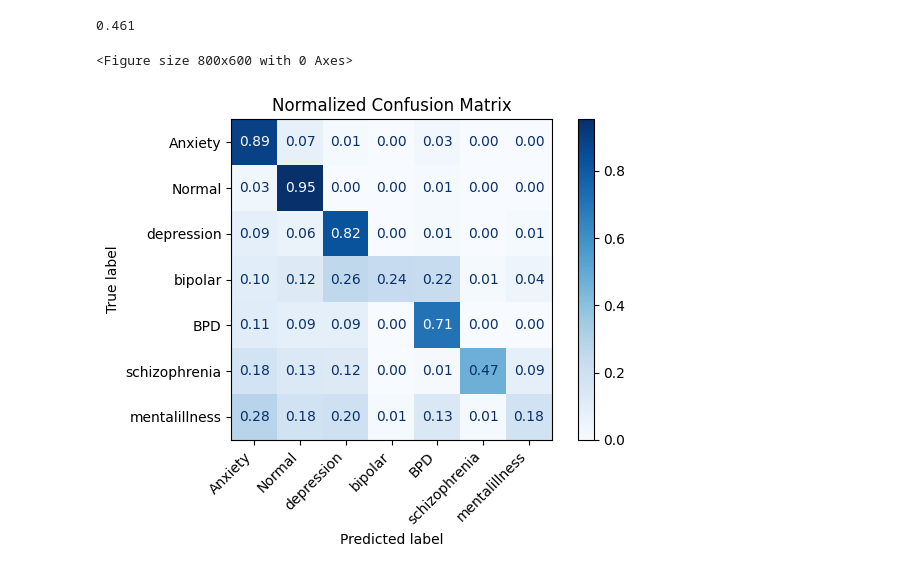
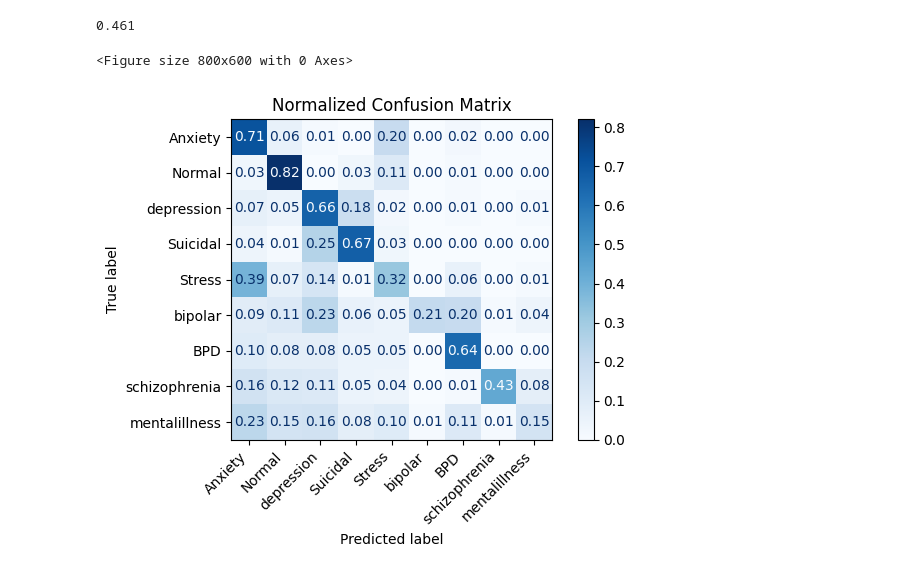
Before and after one commit to opsifiz/AIB5_Emotion-Classification, a Jupyter notebook: baseline/baseline_4.ipynb, the cells around one changed output. Drawn from its saved outputs; the diff is of its cells as text; code cells hidden in the pictures.

```diff
--- a/baseline/baseline_4.ipynb
+++ b/baseline/baseline_4.ipynb
@@ -119,20 +119,20 @@ print(accuracy)
 # %%
 from sklearn.metrics import accuracy_score, confusion_matrix, ConfusionMatrixDisplay
 import matplotlib.pyplot as plt
 
-candidate_labels = ['Anxiety', 'Normal', 'depression', 'bipolar', 'BPD', 'schizophrenia', 'mentalillness']
+candidate_labels = all_status
 # Compute normalized confusion matrix
 cm = confusion_matrix(df['status'], df['predict'], labels=candidate_labels, normalize='true')
 
 # Display normalized confusion matrix
 disp = ConfusionMatrixDisplay(confusion_matrix=cm, display_labels=candidate_labels)
 
 plt.figure(figsize=(8, 6))
 disp.plot(cmap="Blues", values_format=".2f")
 plt.xticks(rotation=45, ha='right')
 plt.title("Normalized Confusion Matrix")
 plt.tight_layout()
 plt.show()
 # %% [output]
 <Figure size 800x600 with 0 Axes>
-[figure, old version]
+[figure, new version]
```
